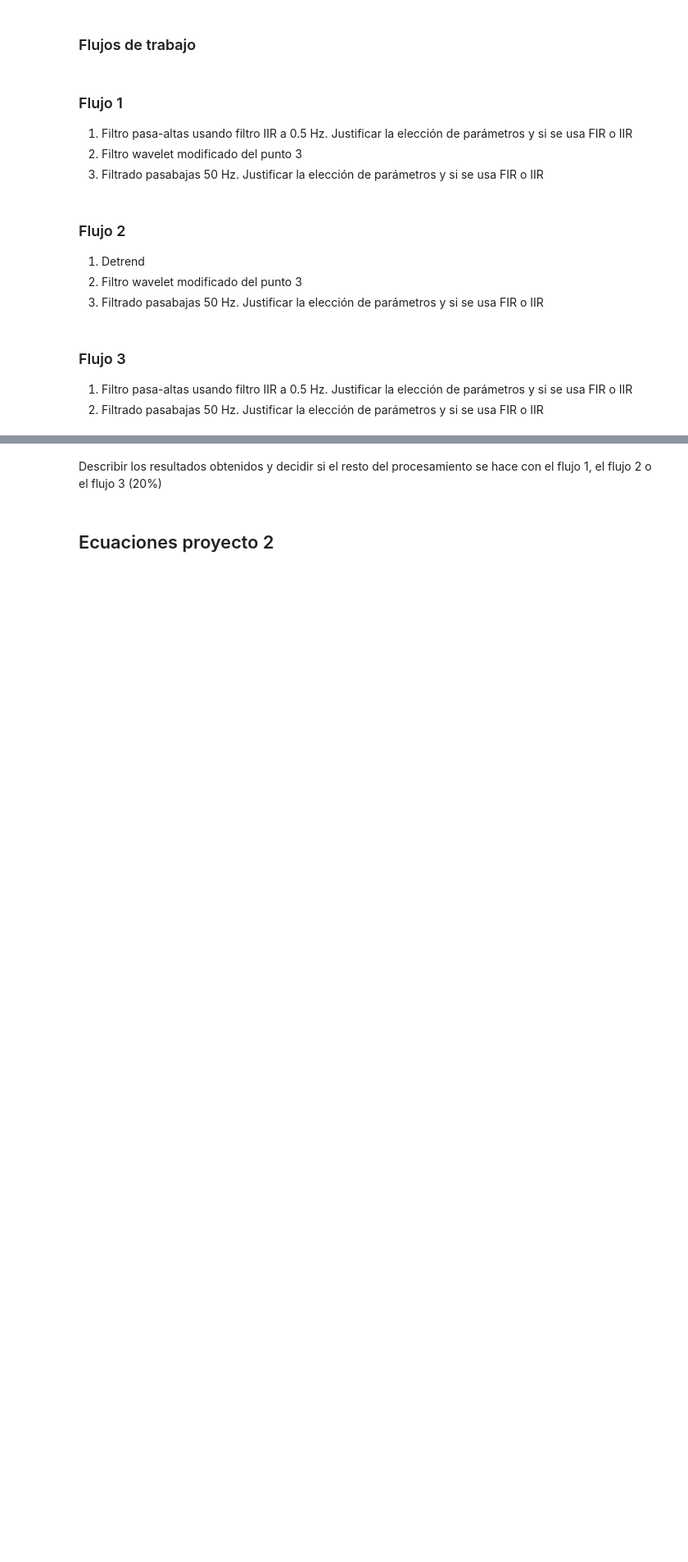
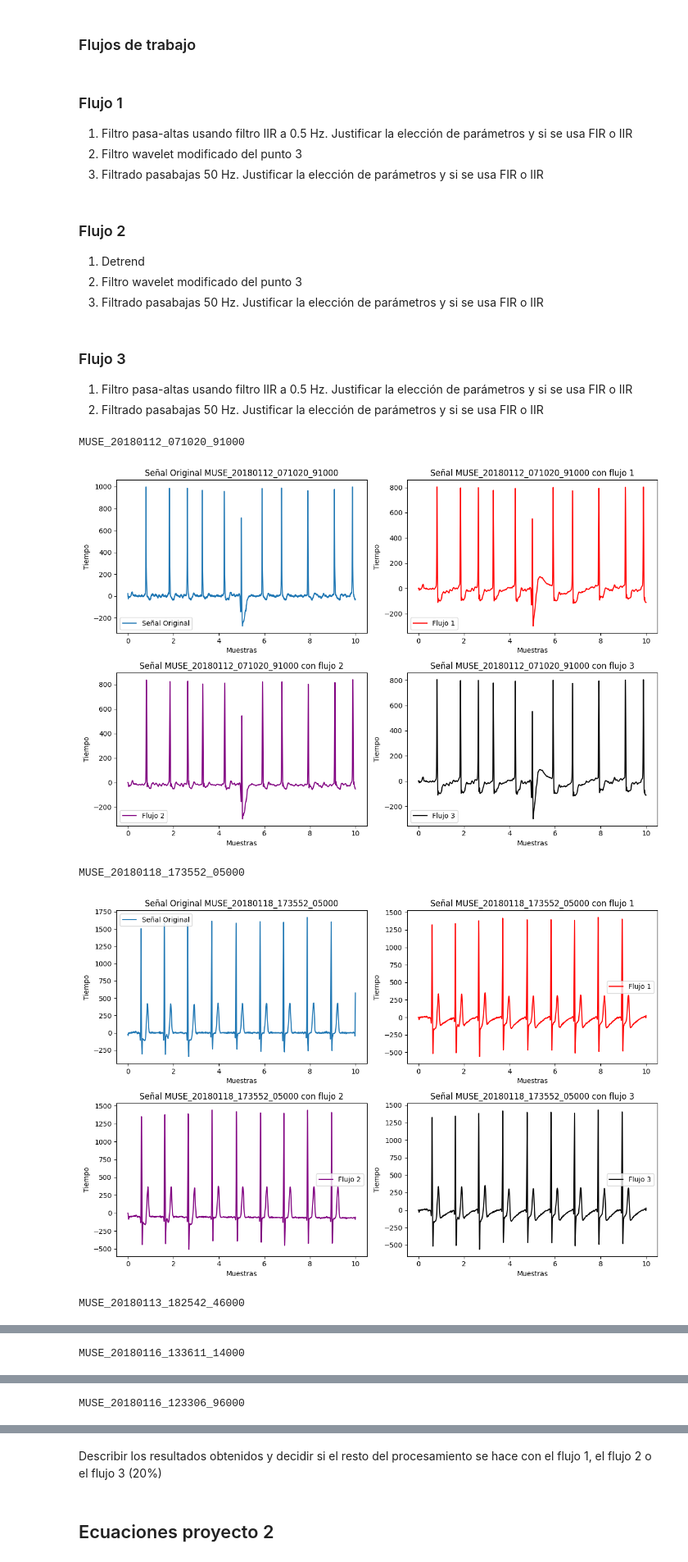
Before and after one commit to MariaOs02/LabBiosenales, a Jupyter notebook: Proyecto_3/Proyecto3.ipynb, the cells around one changed output, grey strips where cells are left out. Shown at 82% size. Saved outputs shown, nothing was run; the diff lists cells and outputs as text; code cells hidden in the pictures; blank space fills up the shorter version.

Commit message:
Proyecto3_2

```diff
--- a/Proyecto_3/Proyecto3.ipynb
+++ b/Proyecto_3/Proyecto3.ipynb
@@ -75,7 +91,8 @@ import random
 # %%
 fs=500
 
-ruta_diagnostics= r"C:\Users\Lenovo a9 w10\Documents\LabBiosenales\Proyecto_2/Diagnostics.xlsx"
+# ruta_diagnostics= r"C:\Users\Lenovo a9 w10\Documents\LabBiosenales\Proyecto_2/Diagnostics.xlsx"
+ruta_diagnostics="./datos/Diagnostics.xlsx"
 df_diagnostics = pd.read_excel(ruta_diagnostics)
 
 # Crear el nuevo dataframe filtrando por la columna 'Rhythm'
@@ -185,7 +202,8 @@ def cargar_datos(selected_files):
     # Iterar sobre los archivos en la lista
     for i, file in enumerate(selected_files):
         # Leer cada archivo y guardarlo en el diccionario con un nombre único
-        df = pd.read_csv(fr"C:\Users\Lenovo a9 w10\Downloads\Proyecto3\ECGDataDenoised/{file}.csv", delimiter=',', names=['I', 'II', 'III', 'aVR', 'aVL', 'aVF', 'V1', 'V2', 'V3', 'V4', 'V5', 'V6'])
+        # df = pd.read_csv(fr"C:\Users\Lenovo a9 w10\Downloads\Proyecto3\ECGDataDenoised/{file}.csv", delimiter=',', names=['I', 'II', 'III', 'aVR', 'aVL', 'aVF', 'V1', 'V2', 'V3', 'V4', 'V5', 'V6'])
+        df = pd.read_csv(f"./datos/ECGDataDenoised/{file}.csv", delimiter=',', names=['I', 'II', 'III', 'aVR', 'aVL', 'aVF', 'V1', 'V2', 'V3', 'V4', 'V5', 'V6'])
         data_frames[f"df{i+1}"] = df
         # datos_II[f"datos_f{i+1}"] = df["II"]
         datos_II[f"{file}"] = df["II"]
@@ -365,10 +325,56 @@ def flujo_3(data,fs = 1000 ):
-# %%
-#Ej aplicación de flujos
-# flujo_1(datos_II["MUSE_20180118_130405_09000"],fs)
-
-#Aplicar Wavelet
-for archivo in selected_files[:2]:
-    # Leer el archivo CSV
-    df = pd.read_csv(fr"C:\Users\Lenovo a9 w10\Downloads\Proyecto3\ECGDataDenoised/{archivo}.csv", delimiter=',', names=['I', 'II', 'III', 'aVR', 'aVL', 'aVF', 'V1', 'V2', 'V3', 'V4', 'V5', 'V6'])
-    datos_II=df["II"]
-    flujo_3(datos_II)
+# %%
+#Ej aplicación de flujos
+for archivo in selected_files:
+    # Leer el archivo CSV
+    # df = pd.read_csv(fr"C:\Users\Lenovo a9 w10\Downloads\Proyecto3\ECGDataDenoised/{archivo}.csv", delimiter=',', names=['I', 'II', 'III', 'aVR', 'aVL', 'aVF', 'V1', 'V2', 'V3', 'V4', 'V5', 'V6'])
+    df = pd.read_csv(f"../Proyecto_3/datos/ECGDataDenoised/{archivo}.csv", delimiter=',', names=['I', 'II', 'III', 'aVR', 'aVL', 'aVF', 'V1', 'V2', 'V3', 'V4', 'V5', 'V6'])
+    datos_II=df["II"]
+    print(archivo)
+    proc_signal_1=flujo_1(datos_II)
+    proc_signal_2=flujo_2(datos_II)
+    proc_signal_3=flujo_3(datos_II)
+    tiempo = np.arange(0, datos_II.shape[0]/fs,1/fs)
+
+    # Graficar señal prefiltrada, señal original y señal procesada
+    # plt.figure()
+    plt.figure(figsize=(12, 8))
+
+
+    plt.subplot(2, 2, 1)
+    plt.plot(tiempo,datos_II, label='Señal Original')
+    plt.title(f'Señal Original {archivo}')
+    plt.xlabel('Muestras')
+    plt.ylabel('Tiempo')
+    plt.legend()
+
+
+    plt.subplot(2, 2, 2)
+    plt.plot(tiempo,proc_signal_1, label='Flujo 1', color="red")
+    plt.title(f'Señal {archivo} con flujo 1')
+    plt.xlabel('Muestras')
+    plt.ylabel('Tiempo')
+    plt.legend()
+
+
+    plt.subplot(2, 2, 3)
+    plt.plot(tiempo,proc_signal_2, label='Flujo 2', color='purple')
+    plt.title(f'Señal {archivo} con flujo 2')
+    plt.xlabel('Muestras')
+    plt.ylabel('Tiempo')
+    plt.legend()
+
+    plt.subplot(2, 2, 4)
+    plt.plot(tiempo,proc_signal_3, label='Flujo 3', color="black")
+    plt.title(f'Señal {archivo} con flujo 3')
+    plt.xlabel('Muestras')
+    plt.ylabel('Tiempo')
+    plt.legend()
+
+    plt.tight_layout()
+    plt.show()
+# %% [output]
+MUSE_20180112_071020_91000
+[figure, added]
+MUSE_20180118_173552_05000
+[figure, added]
+MUSE_20180113_182542_46000
@@ -374,0 +382 @@ for archivo in selected_files[:2]:
+MUSE_20180116_133611_14000
@@ -374,0 +384 @@ for archivo in selected_files[:2]:
+MUSE_20180116_123306_96000
```
Also changed, not shown: parts of 31 cells of this notebook.
